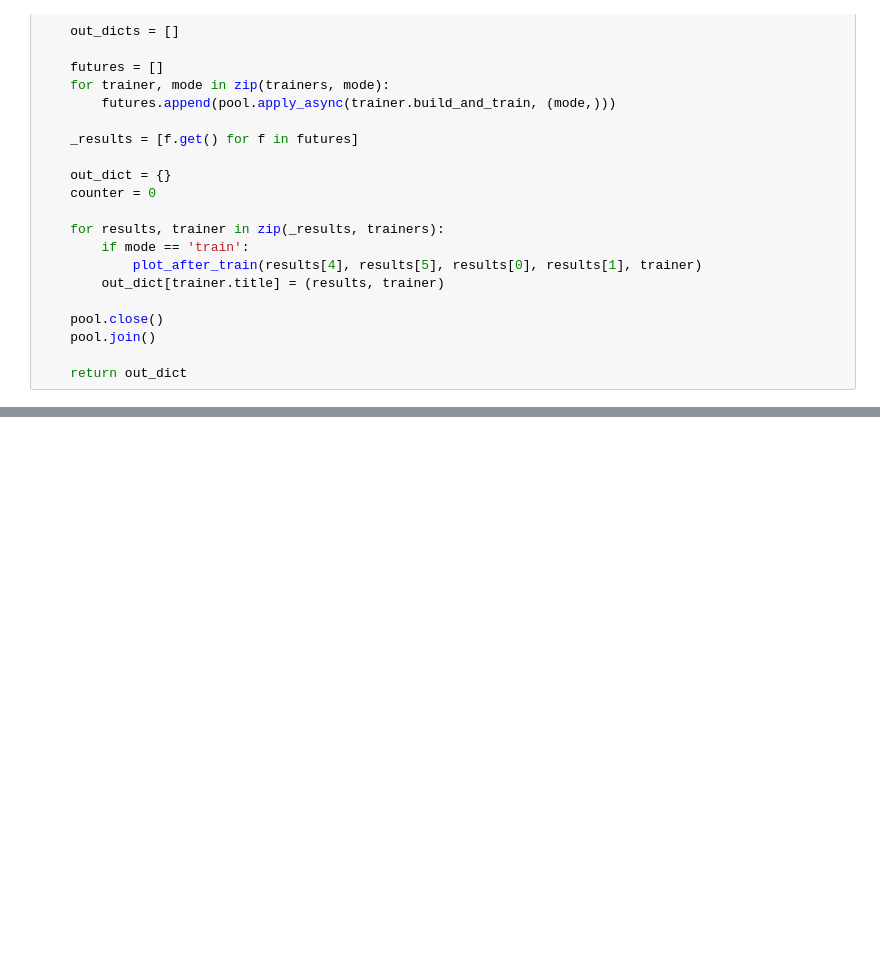
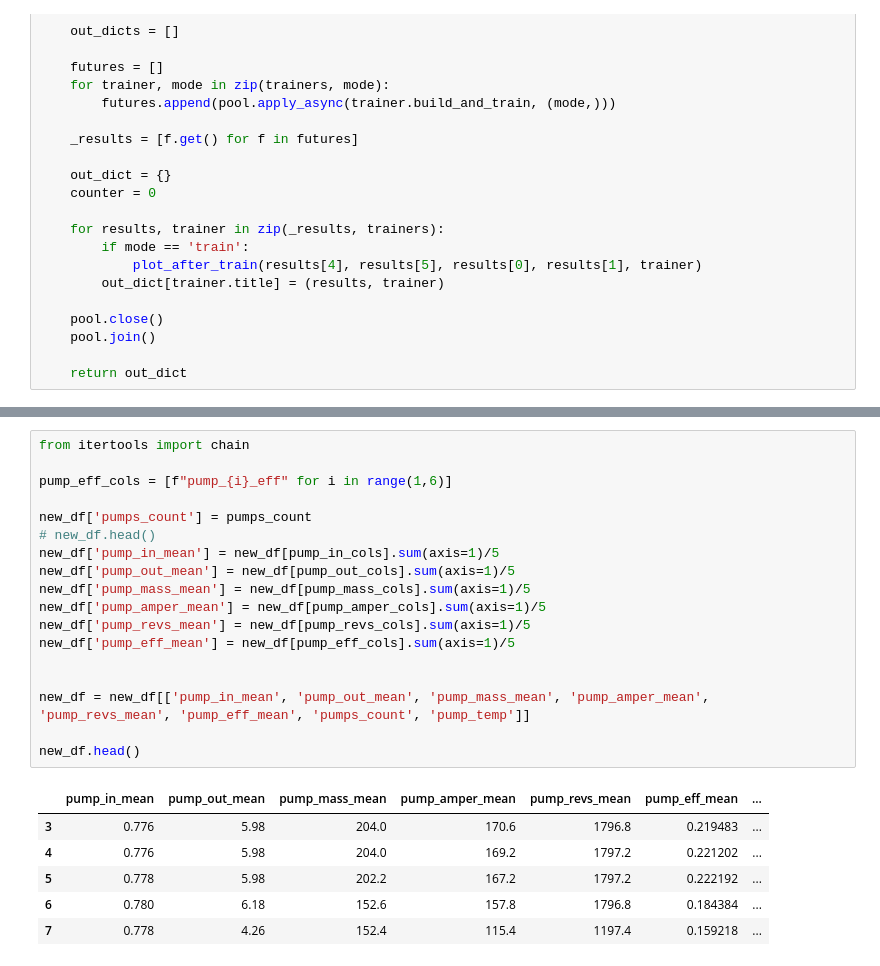
Before and after one commit to edodo1337/diplom, a Jupyter notebook: research/Диплом copy.ipynb, the cells around one changed output, grey strips where cells are left out. Drawn from its saved outputs; the diff is of its cells as text; blank space fills up the shorter version.

```diff
--- a/research/Диплом copy.ipynb
+++ b/research/Диплом copy.ipynb
@@ -2215,0 +2369,26 @@ NameError: name 'results' is not defined
+# %%
+from itertools import chain
+
+pump_eff_cols = [f"pump_{i}_eff" for i in range(1,6)]
+
+new_df['pumps_count'] = pumps_count
+# new_df.head()
+new_df['pump_in_mean'] = new_df[pump_in_cols].sum(axis=1)/5
+new_df['pump_out_mean'] = new_df[pump_out_cols].sum(axis=1)/5
+new_df['pump_mass_mean'] = new_df[pump_mass_cols].sum(axis=1)/5
+new_df['pump_amper_mean'] = new_df[pump_amper_cols].sum(axis=1)/5
+new_df['pump_revs_mean'] = new_df[pump_revs_cols].sum(axis=1)/5
+new_df['pump_eff_mean'] = new_df[pump_eff_cols].sum(axis=1)/5
+
+
+new_df = new_df[['pump_in_mean', 'pump_out_mean', 'pump_mass_mean', 'pump_amper_mean',
+'pump_revs_mean', 'pump_eff_mean', 'pumps_count', 'pump_temp']]
+
+new_df.head()
+# %% [output]
+|  | pump_in_mean | pump_out_mean | pump_mass_mean | pump_amper_mean | pump_revs_mean | pump_eff_mean | ... |
+| 3 | 0.776 | 5.98 | 204.0 | 170.6 | 1796.8 | 0.219483 | ... |
+| 4 | 0.776 | 5.98 | 204.0 | 169.2 | 1797.2 | 0.221202 | ... |
+| 5 | 0.778 | 5.98 | 202.2 | 167.2 | 1797.2 | 0.222192 | ... |
+| 6 | 0.780 | 6.18 | 152.6 | 157.8 | 1796.8 | 0.184384 | ... |
+| 7 | 0.778 | 4.26 | 152.4 | 115.4 | 1197.4 | 0.159218 | ... |
```
Also changed, not shown: parts of 27 cells of this notebook, 24 other files.
